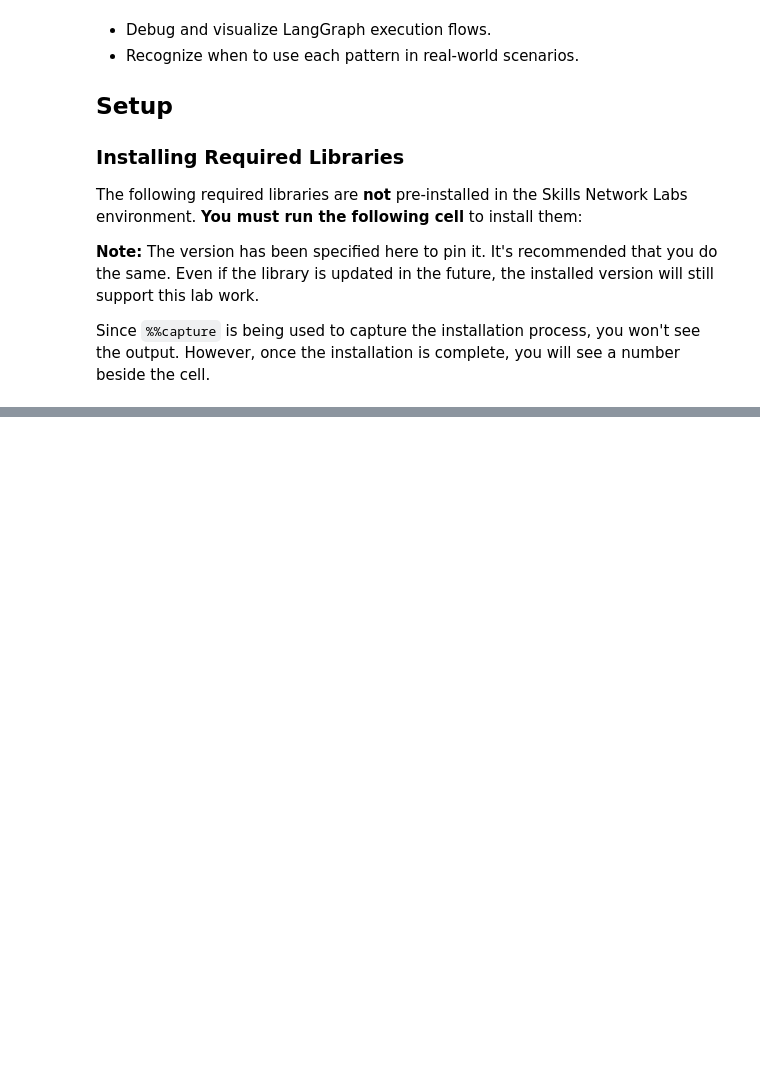
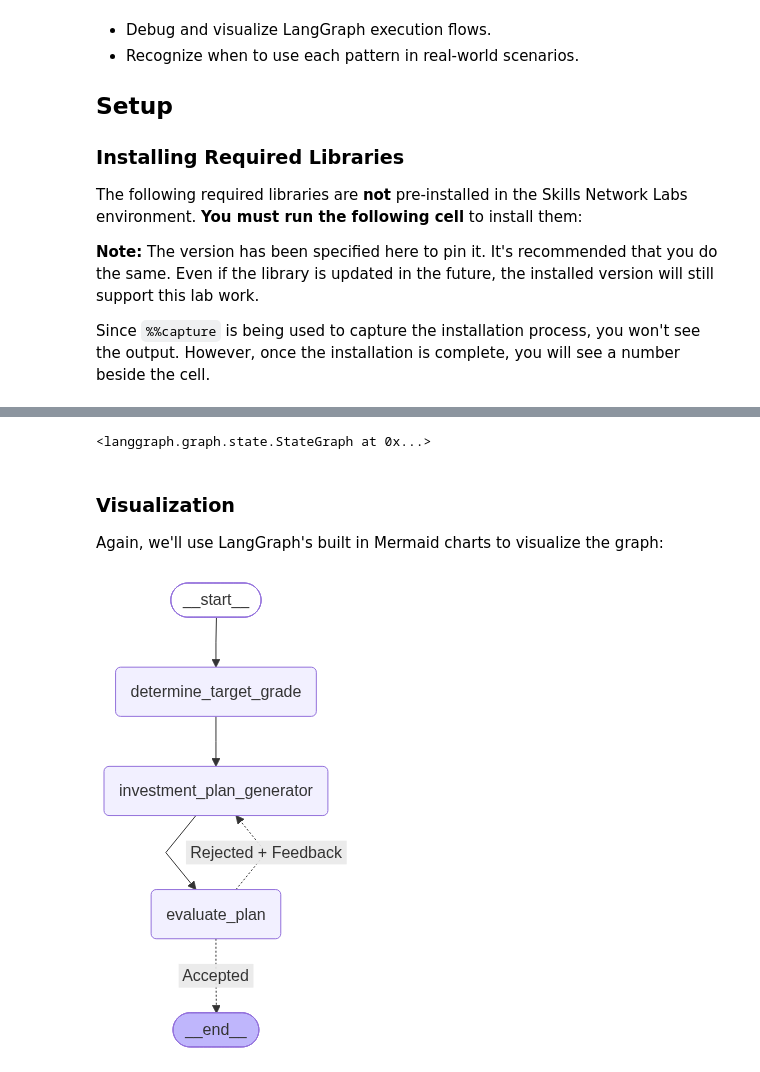
Before and after one commit to hrm123/pythondemo, a Jupyter notebook: notebooks/agents/lang_graph/workflow_patterns_2.ipynb, the cells around one changed output, grey strips where cells are left out. Saved outputs shown, nothing was run; the diff lists cells and outputs as text; code cells hidden in the pictures; blank space fills up the shorter version.

```diff
--- a/notebooks/agents/lang_graph/workflow_patterns_2.ipynb
+++ b/notebooks/agents/lang_graph/workflow_patterns_2.ipynb
@@ -101,0 +655,11 @@ Since `%%capture` is being used to capture the installation process, you won't s
+# %%
+# The second phase of the generator will require feedback from the evaluator, so let's format the evaluator's output for subsequent generation. After the initial plan is generated, an evaluator agent will analyze it and return a structured `Feedback` schema:
+
+# evaluator output schema
+class Feedback(BaseModel):
+    grade: grades = Field(
+        description="Classify the investment based on risk level, ranging from ultra-conservative to high risk."
+    )
+    feedback: str = Field(
+        description="Provide reasoning for the risk classification assigned to the investment suggestion."
+    )
@@ -101,0 +973,13 @@ Since `%%capture` is being used to capture the installation process, you won't s
+# %%
+# initialize StateGraph with the given State schema
+optimizer_builder = StateGraph(State)
+
+# add the setup, generator, and evaluator nodes
+optimizer_builder.add_node("determine_target_grade", determine_target_grade)
+optimizer_builder.add_node("investment_plan_generator", investment_plan_generator)
+optimizer_builder.add_node("evaluate_plan", evaluate_plan)
+
+# define the flow with edges
+optimizer_builder.add_edge(START, "determine_target_grade")
+optimizer_builder.add_edge("determine_target_grade", "investment_plan_generator")
+optimizer_builder.add_edge("investment_plan_generator", "evaluate_plan")
@@ -101,0 +998,27 @@ Since `%%capture` is being used to capture the installation process, you won't s
+# %%
+# add conditional edge for reflection
+optimizer_builder.add_conditional_edges(
+    "evaluate_plan",
+    lambda state: route_investment(state),
+    {
+        "Accepted": END,
+        "Rejected + Feedback": "investment_plan_generator",
+    },
+)
+# %% [output]
+<langgraph.graph.state.StateGraph at 0x...>
+# %%
+
+# Finally we'll compile our builder into a workflow that can take an investment profile and iteratively generate an investment plan for it:
+
+# compile the workflow
+optimizer_workflow = optimizer_builder.compile()
+# %% [markdown]
+### Visualization
+
+Again, we'll use LangGraph's built in Mermaid charts to visualize the graph:
+# %%
+# display the graph
+display(Image(optimizer_workflow.get_graph().draw_mermaid_png()))
+# %% [output]
+[figure, added]
```
Also changed, not shown: parts of 62 cells of this notebook, 1 other file.
